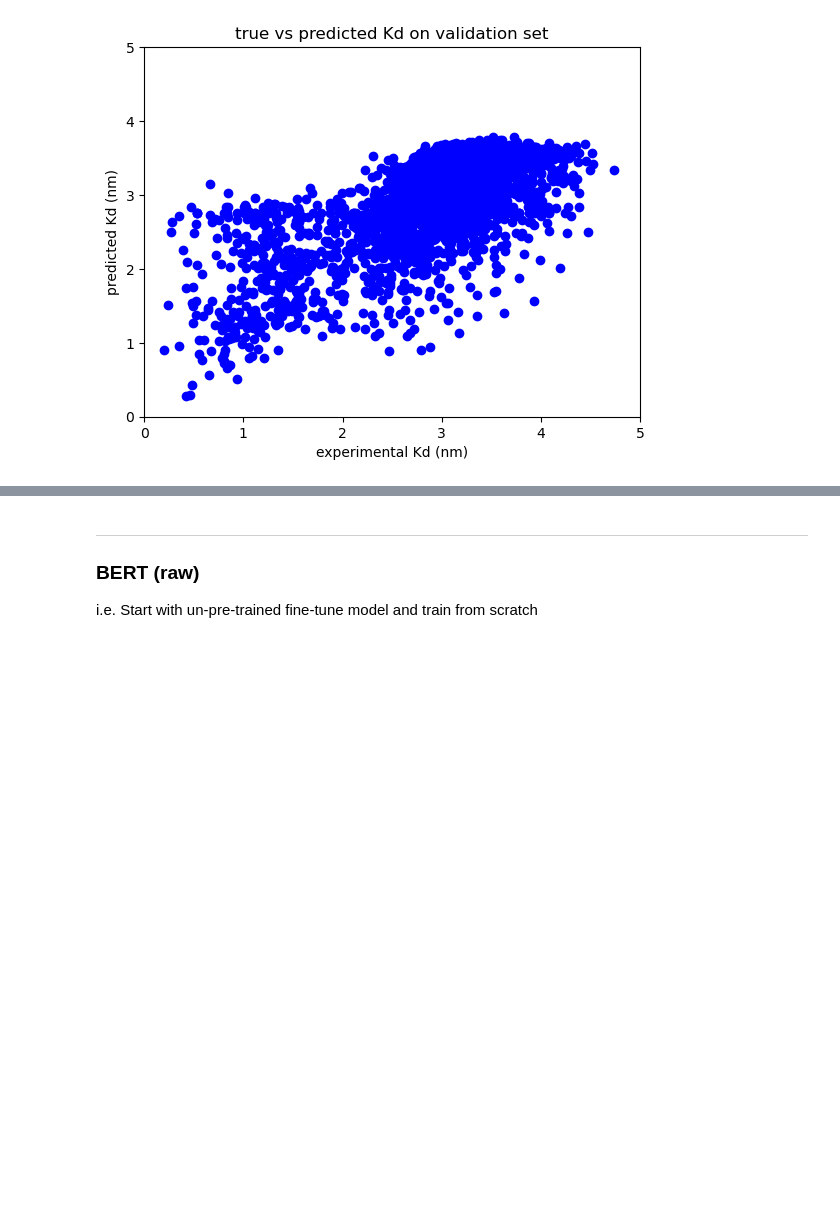
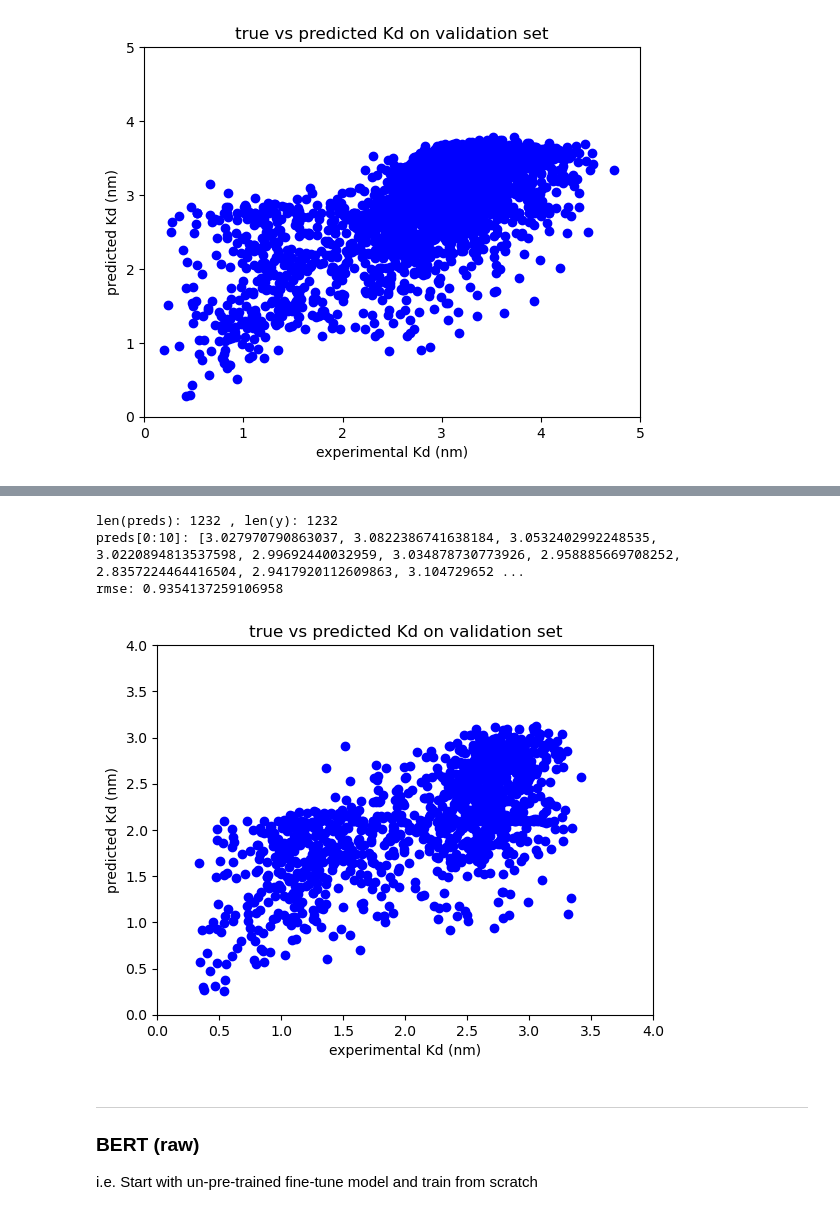
Before and after one commit to planaria158/BERT-antibody-antigen-binding-energy, a Jupyter notebook: notebooks/Inference.ipynb, the cells around one changed output, grey strips where cells are left out. Cells and saved outputs as stored; diff of their text form; code cells hidden in the pictures; blank space fills up the shorter version.

```diff
--- a/notebooks/Inference.ipynb
+++ b/notebooks/Inference.ipynb
@@ -50,7 +50,7 @@ def plot_preds_hist(preds_file_path):
     plt.title('Distribution of pred values on holdout set')
     plt.show()
 
-def plot_pred_vs_true(preds_file_path, true_file_path):
+def plot_pred_vs_true(preds_file_path, true_file_path, xlim=(0,5), ylim=(0,5)):
     preds = pk.load(open(preds_file_path, 'rb'))
     y = pk.load(open(true_file_path, 'rb'))
     print('len(preds):', len(preds), ', len(y):', len(y))
@@ -66,8 +66,8 @@ def plot_pred_vs_true(preds_file_path, true_file_path):
     plt.xlabel('experimental Kd (nm)')
     plt.ylabel('predicted Kd (nm)')
     plt.title('true vs predicted Kd on validation set')
-    plt.xlim(0, 5)
-    plt.ylim(0, 5)
+    plt.xlim(xlim)
+    plt.ylim(ylim)
     plt.show()
 # %% [markdown]
 ----
@@ -151,3 +156,13 @@ rmse: 1.0202079945171236
+# %%
+# Inference on the validation set to compare actual with predicted values
+pred_file_path = '../inference_results/vit/cleaned-2/preds_vit_1714662684.9658298.pkl'
+true_file_path = '../inference_results/vit/cleaned-2/y_vit_1714662684.967206.pkl'
+plot_pred_vs_true(pred_file_path, true_file_path, xlim=(0,4), ylim=(0,4))
+# %% [output]
+len(preds): 1232 , len(y): 1232
+preds[0:10]: [3.027970790863037, 3.0822386741638184, 3.0532402992248535, 3.0220894813537598, 2.99692440032959, 3.034878730773926, 2.958885669708252, 2.8357224464416504, 2.9417920112609863, 3.104729652 ...
+rmse: 0.9354137259106958
+[figure, added]
 # %% [markdown]
 ----
 ### BERT (raw)
```
Also changed, not shown: parts of 3 cells of this notebook, 5 other files.
